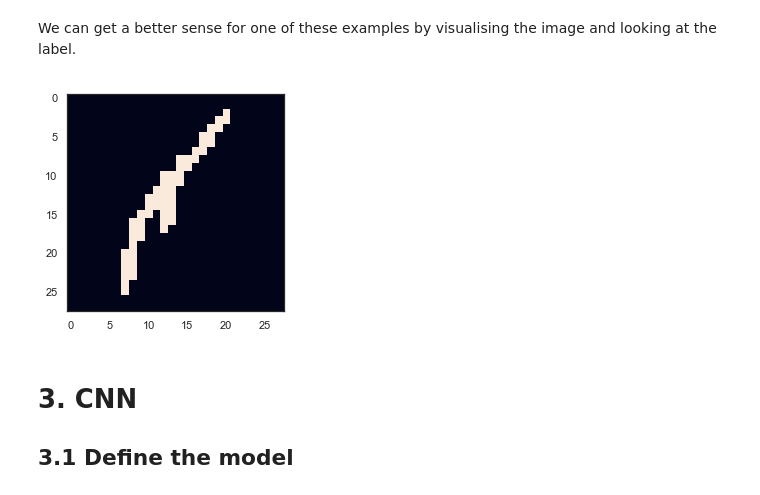
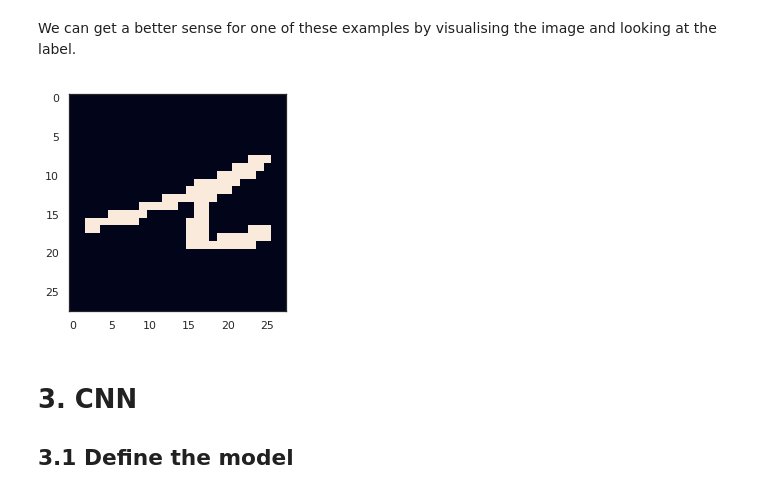
Before and after one commit to OlehOnyshchak/OCR, a Jupyter notebook: RecognitionModelTraining.ipynb, the cells around one changed output. Saved outputs shown, nothing was run; the diff lists cells and outputs as text; code cells hidden in the pictures.

Commit message:
Trained a model on the merged dataset

```diff
--- a/RecognitionModelTraining.ipynb
+++ b/RecognitionModelTraining.ipynb
@@ -72,8 +74,8 @@ sns.set(style='white', context='notebook', palette='deep')
 # 2. Data preparation
 ## 2.1 Load data
 # %%
-train = pd.read_csv("data/emnist/processed_balanced_train.csv")
-test = pd.read_csv("data/emnist/processed_balanced_test.csv")
+train = pd.read_csv("../input/processed_balanced_train.csv")
+test = pd.read_csv("../input/processed_balanced_test.csv")
 # %%
 Y_train = train["label"]
 Y_test = test["label"]
@@ -177,9 +179,9 @@ To avoid that, you could use stratify = True option in train_test_split function
 We can get a better sense for one of these examples by visualising the image and looking at the label.
 # %%
 # Some examples
-g = plt.imshow(X_test[-4][:,:,0])
+g = plt.imshow(X_train[0][:,:,0])
 # %% [output]
-[figure, old version]
+[figure, new version]
 # %% [markdown]
 # 3. CNN
 ## 3.1 Define the model
```
Also changed, not shown: parts of 8 cells of this notebook.
